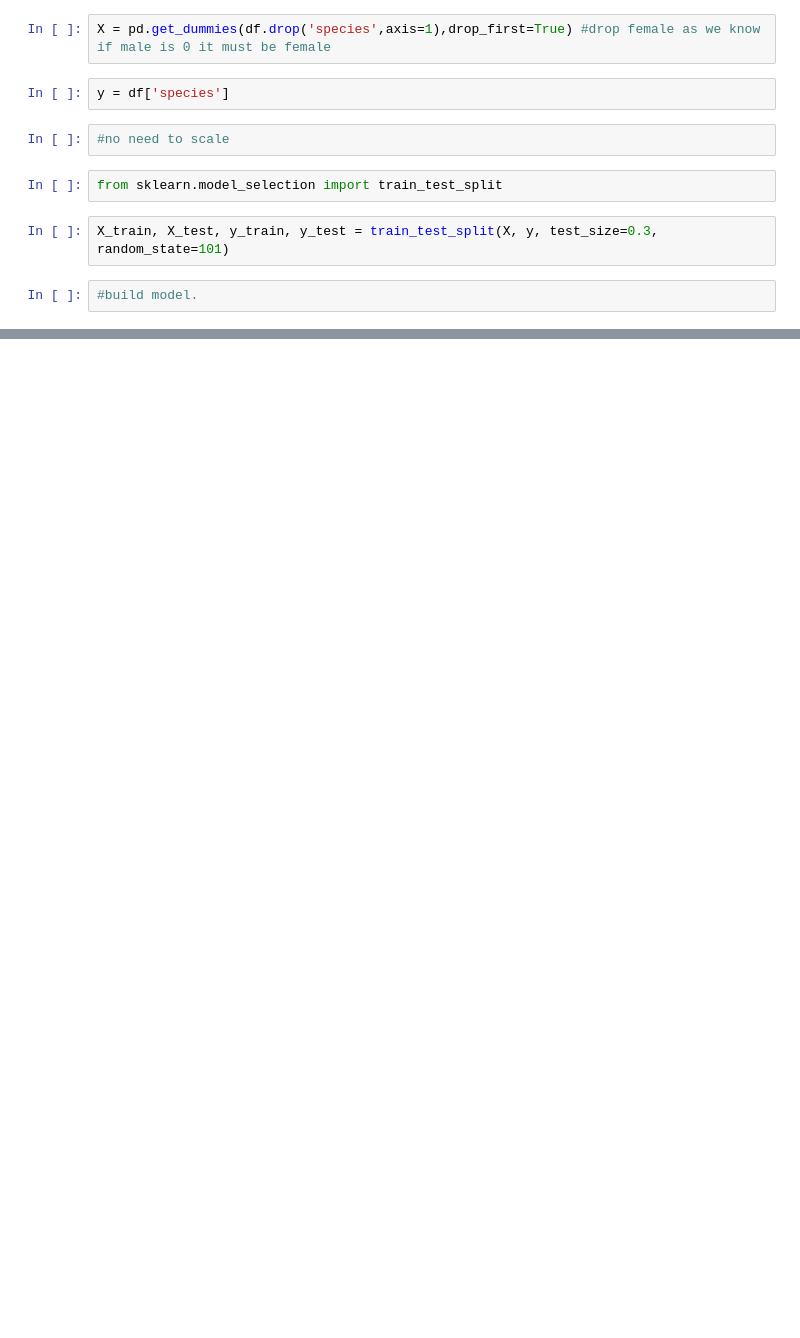
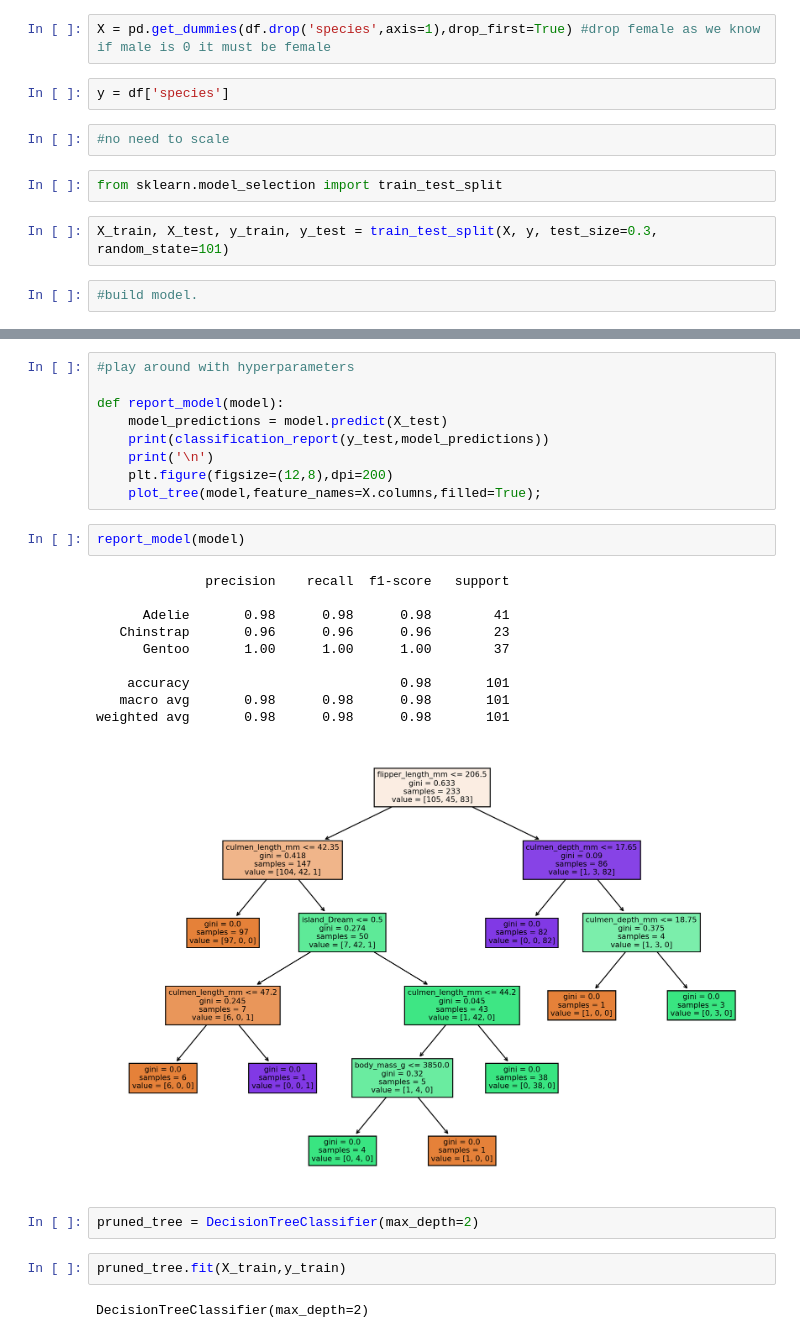
Before and after one commit to NadeemDin/ML-Tree-Based-Methods, a Jupyter notebook: Decision Tree Notes.ipynb, the cells around one changed output, grey strips where cells are left out. Cells and saved outputs as stored; diff of their text form; blank space fills up the shorter version.

```diff
--- a/Decision Tree Notes.ipynb
+++ b/Decision Tree Notes.ipynb
@@ -186,0 +268,28 @@ X_train, X_test, y_train, y_test = train_test_split(X, y, test_size=0.3, random_
+# %%
+#play around with hyperparameters
+
+def report_model(model):
+    model_predictions = model.predict(X_test)
+    print(classification_report(y_test,model_predictions))
+    print('\n')
+    plt.figure(figsize=(12,8),dpi=200)
+    plot_tree(model,feature_names=X.columns,filled=True);
+# %%
+report_model(model)
+# %% [output]
+              precision    recall  f1-score   support
+
+      Adelie       0.98      0.98      0.98        41
+   Chinstrap       0.96      0.96      0.96        23
+      Gentoo       1.00      1.00      1.00        37
+
+    accuracy                           0.98       101
+   macro avg       0.98      0.98      0.98       101
+weighted avg       0.98      0.98      0.98       101
+[figure, added]
+# %%
+pruned_tree = DecisionTreeClassifier(max_depth=2)
+# %%
+pruned_tree.fit(X_train,y_train)
+# %% [output]
+DecisionTreeClassifier(max_depth=2)
```
Also changed, not shown: parts of 19 cells of this notebook.
